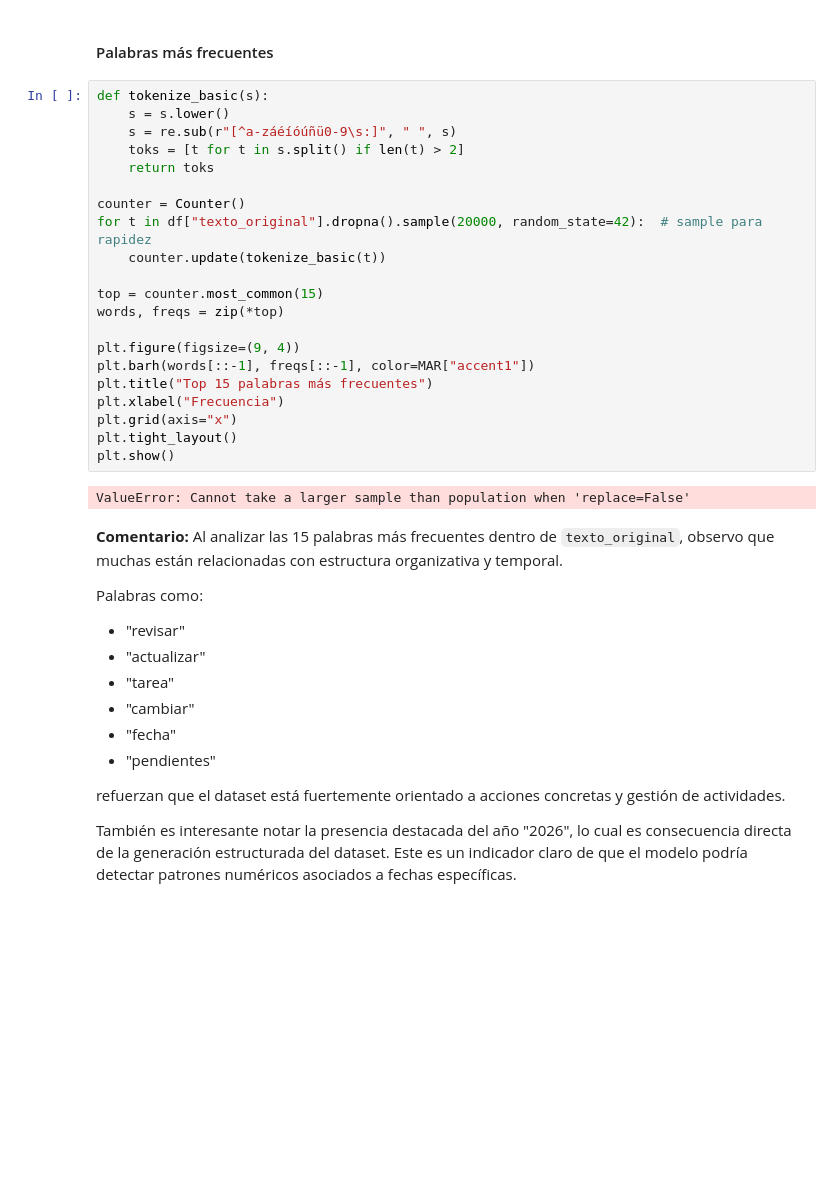
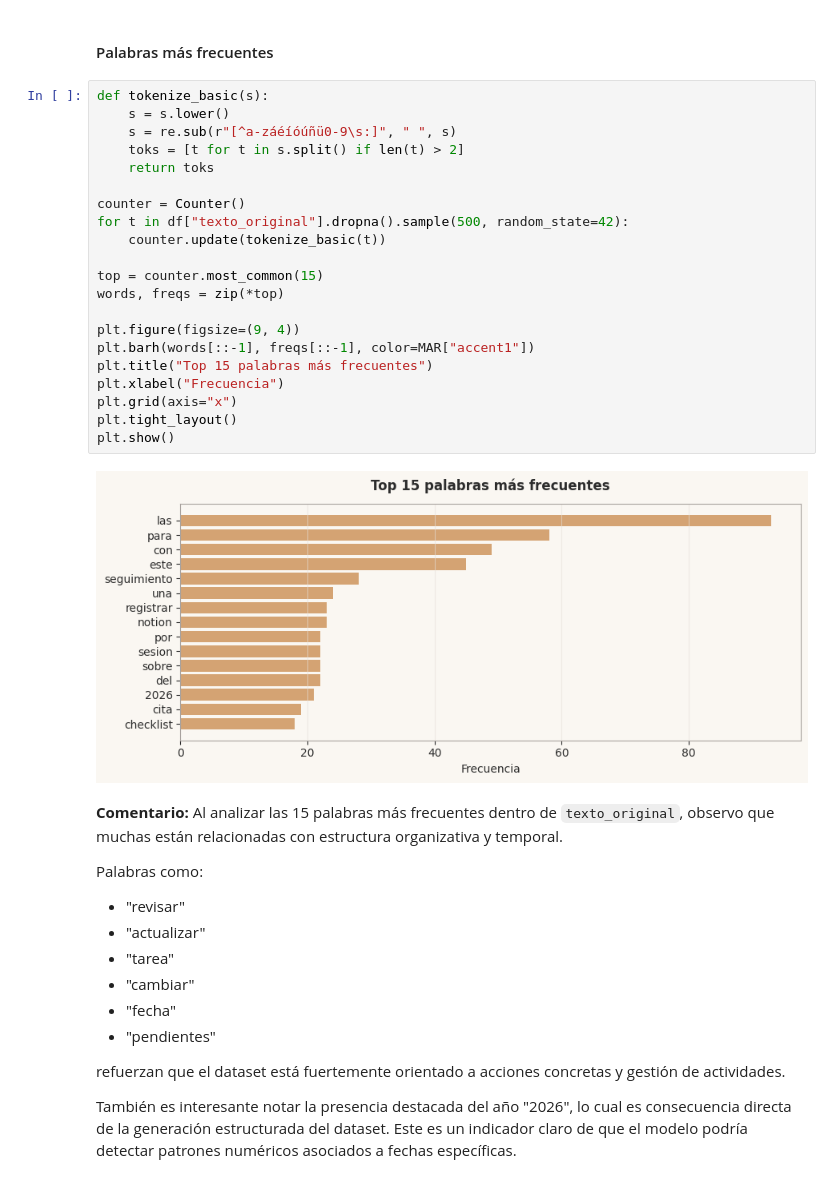
Before and after one commit to Marielle-Machado28/NoetIA, a Jupyter notebook: noetai-eda/eda_noetai.ipynb, the cells around one changed output. Drawn from its saved outputs; the diff is of its cells as text; blank space fills up the shorter version.

```diff
--- a/noetai-eda/eda_noetai.ipynb
+++ b/noetai-eda/eda_noetai.ipynb
@@ -549,26 +579,26 @@ En conclusión, el dataset refleja una fuerte organización basada en tiempo, lo
 # %%
 def tokenize_basic(s):
     s = s.lower()
     s = re.sub(r"[^a-záéíóúñü0-9\s:]", " ", s)
     toks = [t for t in s.split() if len(t) > 2]
     return toks
 
 counter = Counter()
-for t in df["texto_original"].dropna().sample(20000, random_state=42):  # sample para rapidez
+for t in df["texto_original"].dropna().sample(500, random_state=42):
     counter.update(tokenize_basic(t))
 
 top = counter.most_common(15)
 words, freqs = zip(*top)
 
 plt.figure(figsize=(9, 4))
 plt.barh(words[::-1], freqs[::-1], color=MAR["accent1"])
 plt.title("Top 15 palabras más frecuentes")
 plt.xlabel("Frecuencia")
 plt.grid(axis="x")
 plt.tight_layout()
 plt.show()
 # %% [output]
-ValueError: Cannot take a larger sample than population when 'replace=False'
+[figure, added]
 # %% [markdown]
 **Comentario:**
 Al analizar las 15 palabras más frecuentes dentro de `texto_original`, observo que muchas están relacionadas con estructura organizativa y temporal.
```
Also changed, not shown: parts of 13 cells of this notebook.
